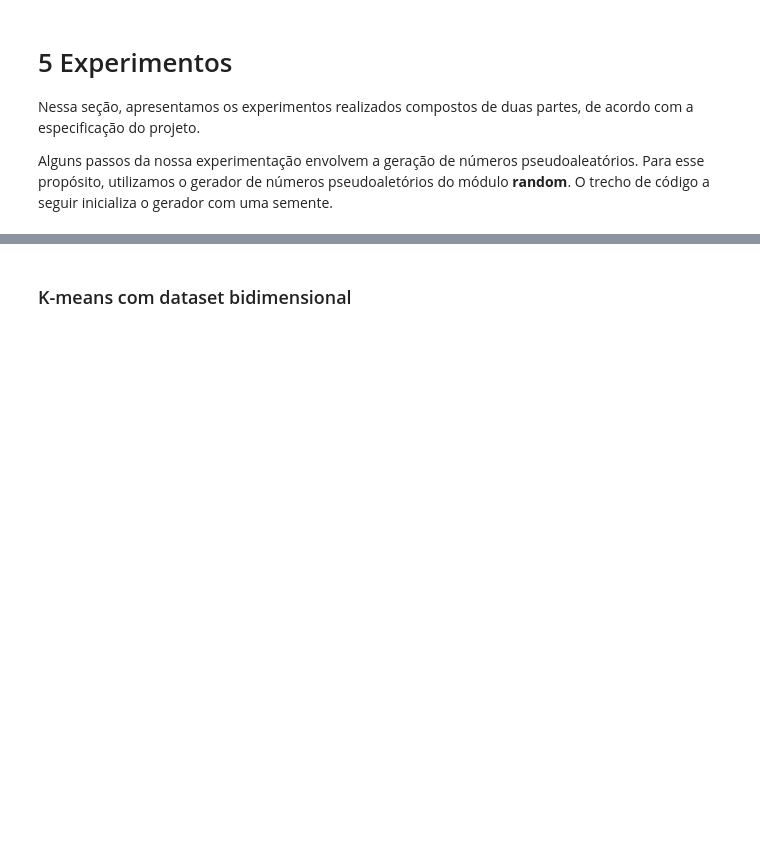
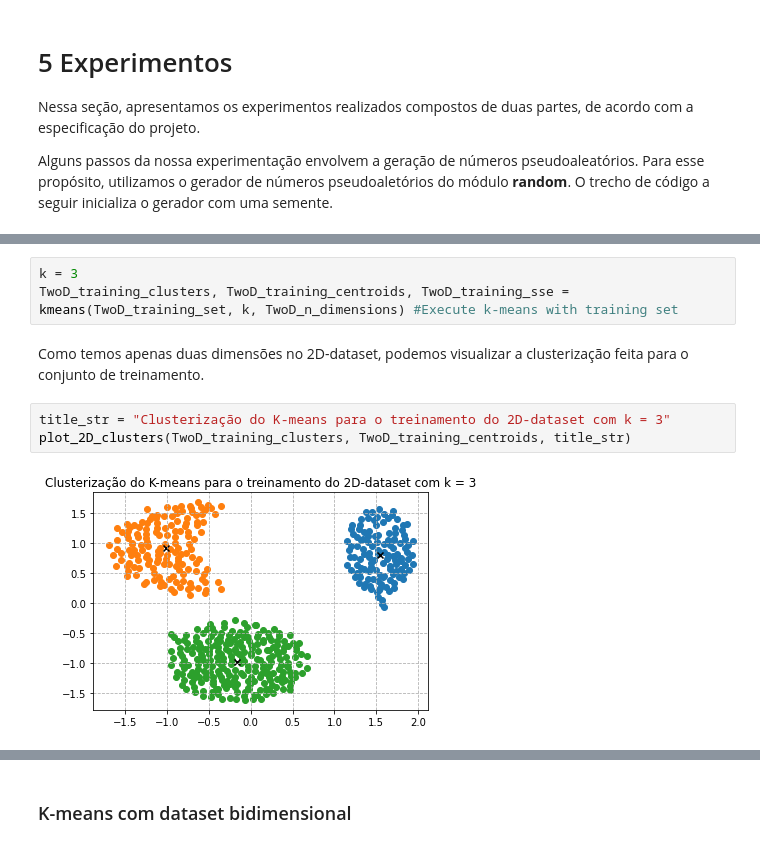
Before and after one commit to fcpereira97/MO444, a Jupyter notebook: Projeto 1/Projeto 1 - Notebook.ipynb, the cells around one changed output, grey strips where cells are left out. Saved outputs shown, nothing was run; the diff lists cells and outputs as text; blank space fills up the shorter version.

```diff
--- a/Projeto 1/Projeto 1 - Notebook.ipynb
+++ b/Projeto 1/Projeto 1 - Notebook.ipynb
@@ -714,0 +734,10 @@ plot_elbow_graph(TwoD_training_set, n_dimensions, min_k, max_k, n_repetitions, t
+# %%
+k = 3
+TwoD_training_clusters, TwoD_training_centroids, TwoD_training_sse = kmeans(TwoD_training_set, k, TwoD_n_dimensions) #Execute k-means with training set
+# %% [markdown]
+Como temos apenas duas dimensões no 2D-dataset, podemos visualizar a clusterização feita para o conjunto de treinamento.
+# %%
+title_str = "Clusterização do K-means para o treinamento do 2D-dataset com k = 3"
+plot_2D_clusters(TwoD_training_clusters, TwoD_training_centroids, title_str)
+# %% [output]
+[figure, added]
```
Also changed, not shown: parts of 38 cells of this notebook.
